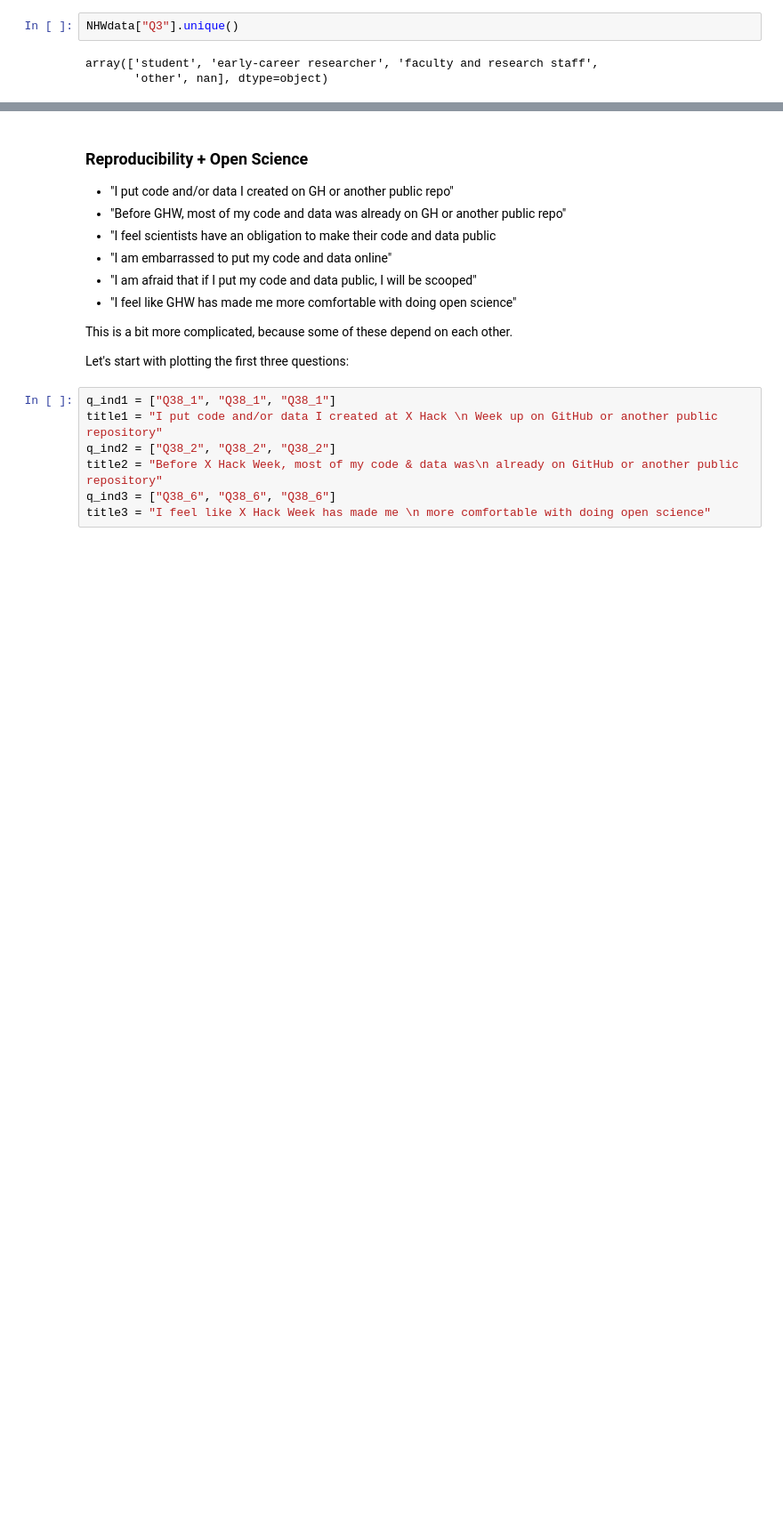
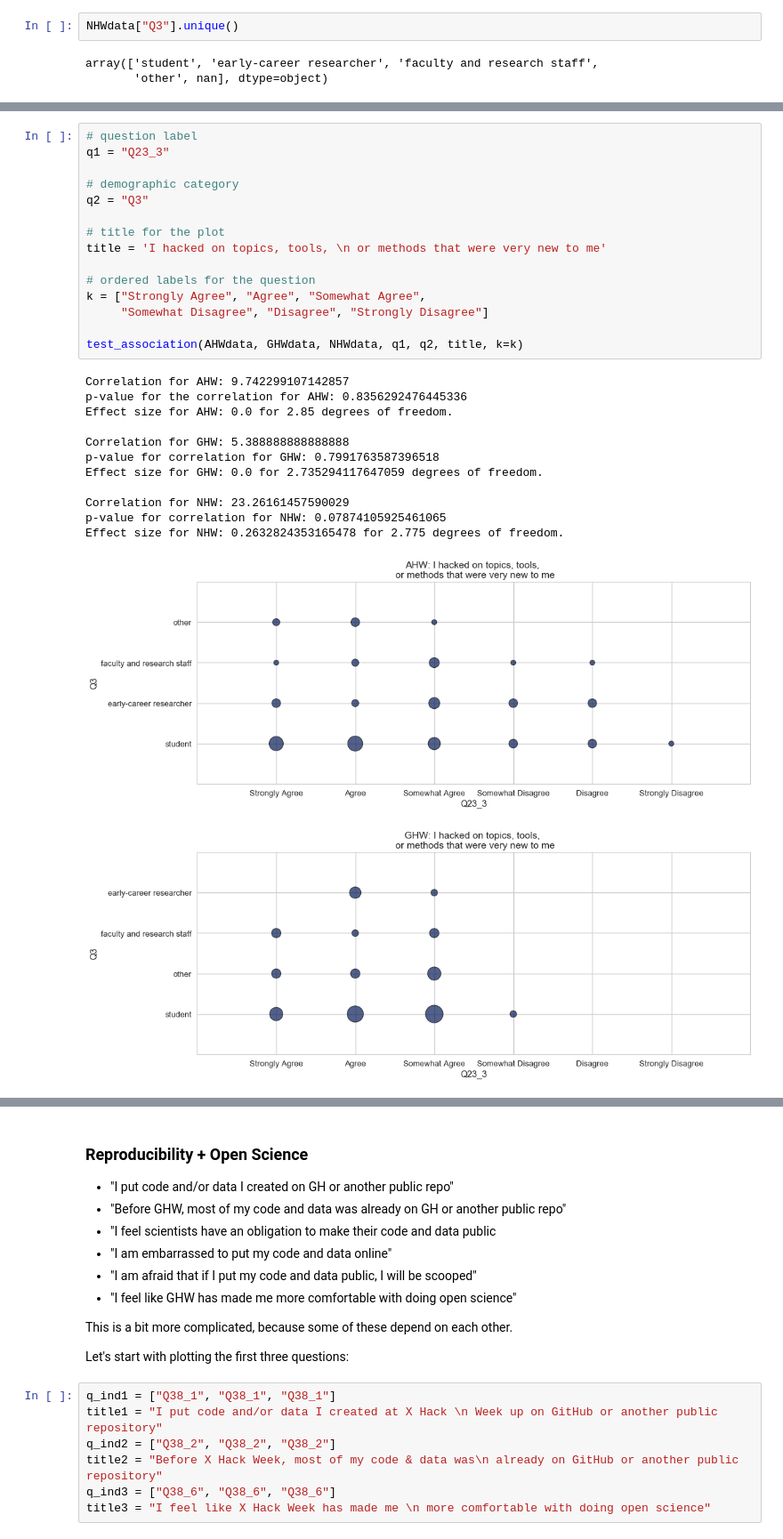
Before and after one commit to uwescience/HackWeek-Writeup, a Jupyter notebook: code/Analysis.ipynb, the cells around one changed output, grey strips where cells are left out. Shown at 89% size. Cells and saved outputs as stored; diff of their text form; blank space fills up the shorter version.

```diff
--- a/code/Analysis.ipynb
+++ b/code/Analysis.ipynb
@@ -1389,0 +864,29 @@ print(len(nhw_small)/len(NHWdata["Q23_2"].dropna()))
+# %%
+# question label
+q1 = "Q23_3"
+
+# demographic category
+q2 = "Q3"
+
+# title for the plot
+title = 'I hacked on topics, tools, \n or methods that were very new to me'
+
+# ordered labels for the question
+k = ["Strongly Agree", "Agree", "Somewhat Agree",
+     "Somewhat Disagree", "Disagree", "Strongly Disagree"]
+
+test_association(AHWdata, GHWdata, NHWdata, q1, q2, title, k=k)
+# %% [output]
+Correlation for AHW: 9.742299107142857
+p-value for the correlation for AHW: 0.8356292476445336
+Effect size for AHW: 0.0 for 2.85 degrees of freedom.
+
+Correlation for GHW: 5.388888888888888
+p-value for correlation for GHW: 0.7991763587396518
+Effect size for GHW: 0.0 for 2.735294117647059 degrees of freedom.
+
+Correlation for NHW: 23.26161457590029
+p-value for correlation for NHW: 0.07874105925461065
+Effect size for NHW: 0.2632824353165478 for 2.775 degrees of freedom.
+[figure, added]
+[figure, added]
```
Also changed, not shown: parts of 127 cells of this notebook.
